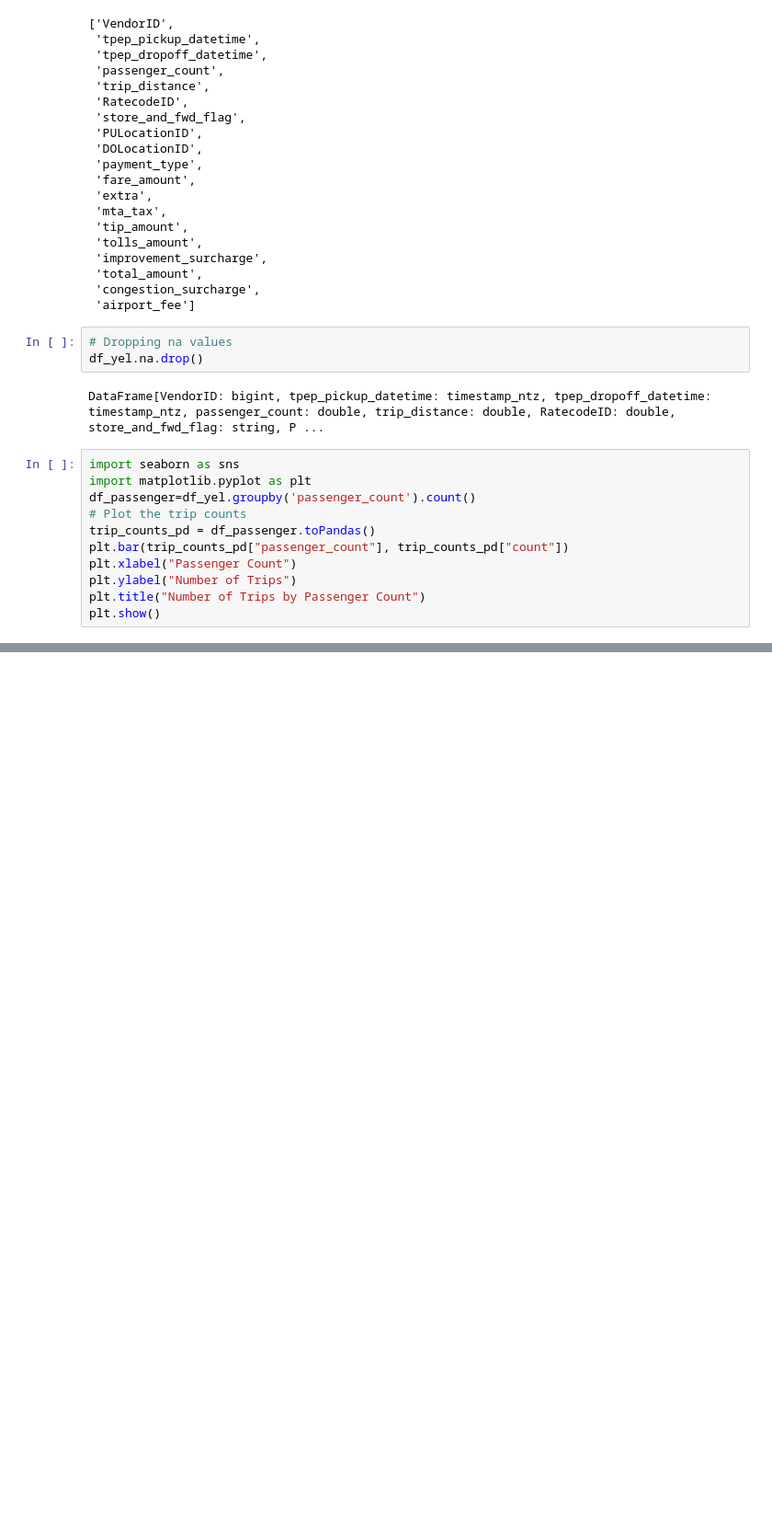
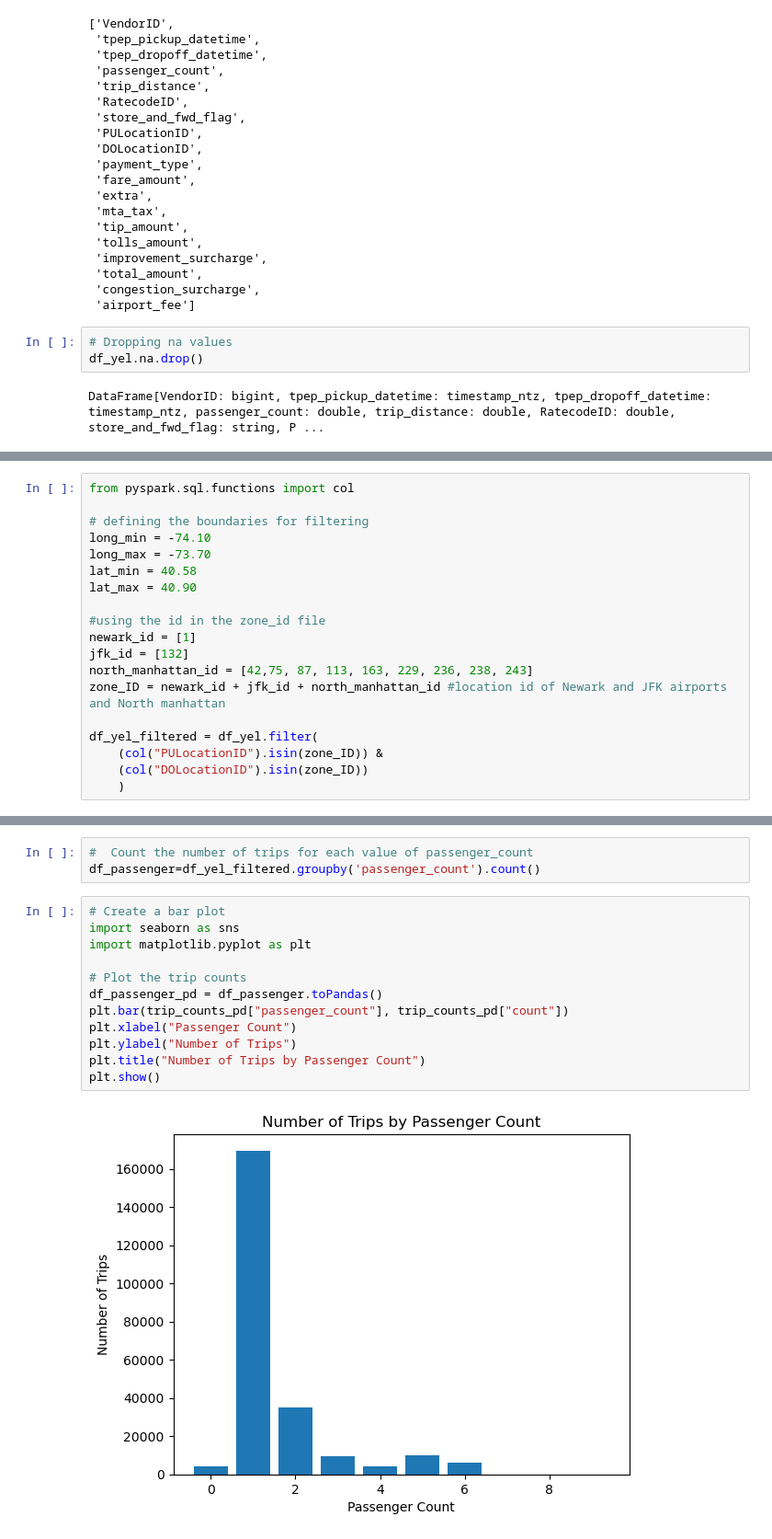
Before and after one commit to MariusAvosse/Taxis_NY, a Jupyter notebook: Untitled.ipynb, the cells around one changed output, grey strips where cells are left out. Shown at 92% size. Drawn from its saved outputs; the diff is of its cells as text; blank space fills up the shorter version.

```diff
--- a/Untitled.ipynb
+++ b/Untitled.ipynb
@@ -82,14 +82,3 @@ df_yel.columns
 df_yel.na.drop()
 # %% [output]
 DataFrame[VendorID: bigint, tpep_pickup_datetime: timestamp_ntz, tpep_dropoff_datetime: timestamp_ntz, passenger_count: double, trip_distance: double, RatecodeID: double, store_and_fwd_flag: string, P ...
-# %%
-import seaborn as sns
-import matplotlib.pyplot as plt
-df_passenger=df_yel.groupby('passenger_count').count()
-# Plot the trip counts
-trip_counts_pd = df_passenger.toPandas()
-plt.bar(trip_counts_pd["passenger_count"], trip_counts_pd["count"])
-plt.xlabel("Passenger Count")
-plt.ylabel("Number of Trips")
-plt.title("Number of Trips by Passenger Count")
-plt.show()
@@ -117,0 +109,19 @@ only showing top 20 rows
+# %%
+from pyspark.sql.functions import col
+
+# defining the boundaries for filtering
+long_min = -74.10
+long_max = -73.70
+lat_min = 40.58
+lat_max = 40.90
+
+#using the id in the zone_id file
+newark_id = [1]
+jfk_id = [132]
+north_manhattan_id = [42,75, 87, 113, 163, 229, 236, 238, 243]
+zone_ID = newark_id + jfk_id + north_manhattan_id #location id of Newark and JFK airports and North manhattan
+
+df_yel_filtered = df_yel.filter(
+    (col("PULocationID").isin(zone_ID)) &
+    (col("DOLocationID").isin(zone_ID))
+    )
@@ -117,0 +148,17 @@ only showing top 20 rows
+# %%
+#  Count the number of trips for each value of passenger_count
+df_passenger=df_yel_filtered.groupby('passenger_count').count()
+# %%
+# Create a bar plot
+import seaborn as sns
+import matplotlib.pyplot as plt
+
+# Plot the trip counts
+df_passenger_pd = df_passenger.toPandas()
+plt.bar(trip_counts_pd["passenger_count"], trip_counts_pd["count"])
+plt.xlabel("Passenger Count")
+plt.ylabel("Number of Trips")
+plt.title("Number of Trips by Passenger Count")
+plt.show()
+# %% [output]
+[figure, added]
```
Also changed, not shown: parts of 15 cells of this notebook, 1 other file.
